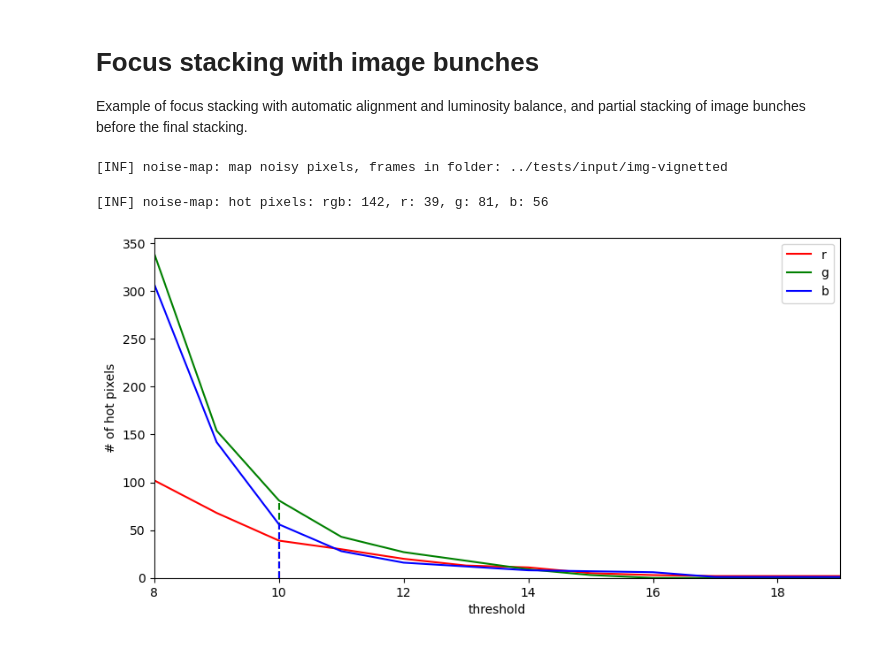
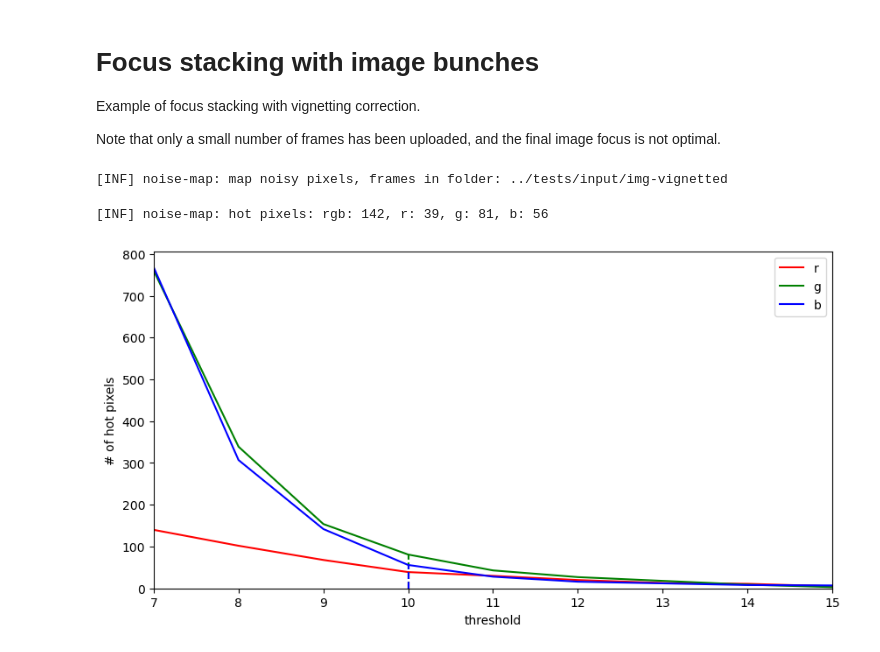
Before and after one commit to lucalista/shinestacker, a Jupyter notebook: examples/focus-stack-1.ipynb, the cells around one changed output. Drawn from its saved outputs; the diff is of its cells as text; code cells hidden in the pictures.

```diff
--- a/examples/focus-stack-1.ipynb
+++ b/examples/focus-stack-1.ipynb
@@ -1,7 +1,9 @@
 # %% [markdown]
 # Focus stacking with image bunches
 
-Example of focus stacking with automatic alignment and luminosity balance, and partial stacking of image bunches before the final stacking.
+Example of focus stacking with vignetting correction.
+
+Note that only a small number of frames has been uploaded, and the final image focus is not optimal.
 # %%
 import sys
 sys.path.append('../')
@@ -9,9 +11,9 @@ from focus_stack import *
 # %%
 job = StackJob("job", "../tests")
 job.add_action(NoiseDetection("noise-map", input_path=["input/img-vignetted"],
-                              channel_thresholds=(10, 10, 10), plot_range=(8, 20)))
+                              channel_thresholds=(10, 10, 10), plot_range=(7, 16)))
 job.run()
 # %% [output]
 [INF] noise-map: map noisy pixels, frames in folder: ../tests/input/img-vignetted
 [INF] noise-map: hot pixels: rgb: 142, r: 39, g: 81, b: 56
-[figure, old version]
+[figure, new version]
```
Also changed, not shown: parts of 3 cells of this notebook, 1 other file.
